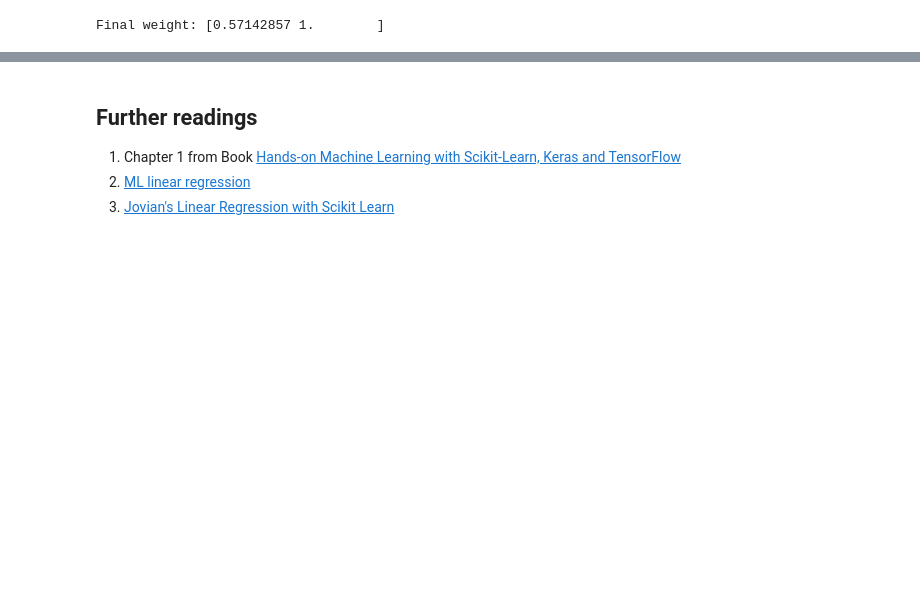
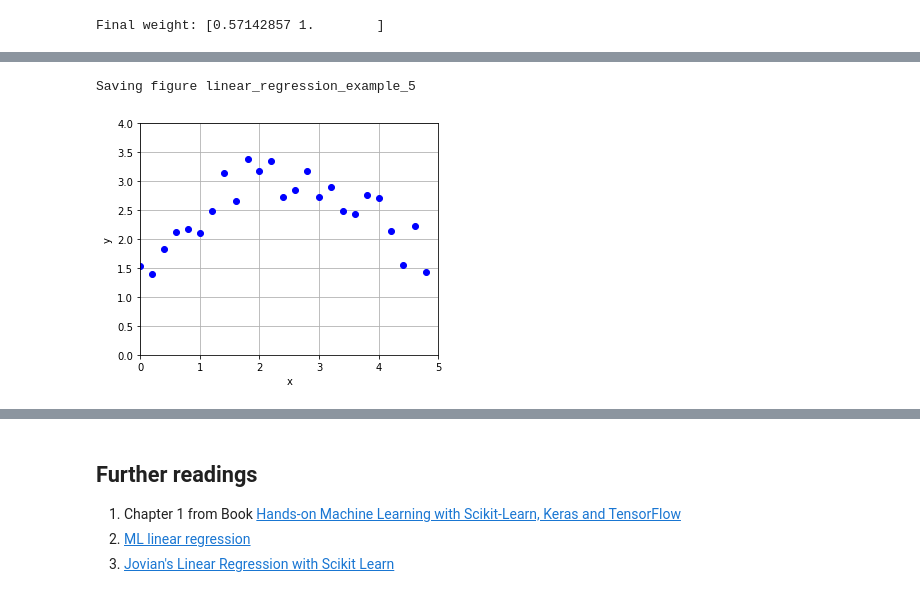
Before and after one commit to insop/ML_crash_course, a Jupyter notebook: 2_linear_regression.ipynb, the cells around one changed output, grey strips where cells are left out. Drawn from its saved outputs; the diff is of its cells as text; code cells hidden in the pictures; blank space fills up the shorter version.

Commit message:
added non-linear predictor

```diff
--- a/2_linear_regression.ipynb
+++ b/2_linear_regression.ipynb
@@ -209,0 +270,47 @@ Final weight: [0.57142857 1.        ]
+# %%
+"""generate and plot for non linear dataset"""
+
+
+import sklearn
+import sys
+
+import matplotlib.pyplot as plt # graph
+import numpy as np # number handling
+import pandas as pd # structured data handling
+import sklearn.linear_model
+import os
+
+# enable this when running locally
+from utils import save_fig
+
+from matplotlib.pyplot import figure
+
+#figure(figsize=(4.5, 3.5), dpi=80)
+plt.figure(figsize=(5,4))
+# linear regression sample data set and plot
+
+x = np.arange(0,5,0.2)
+x_data = x
+x.shape
+noise = np.random.normal(loc=0.0, scale=0.4, size=x.shape[0])
+
+
+y = -.25*(x-2.5)*(x-2.5) + 3
+y+= noise
+
+training_data = {
+    'x':x,
+    'y':y}
+
+plt.clf()
+plt.axis([0, 5, 0, 4])
+plt.plot(training_data['x'], training_data['y'] ,'bo')
+plt.xlabel("x")
+plt.ylabel("y")
+plt.grid()
+plt.tight_layout()
+
+save_fig("linear_regression_example_5")
+# %% [output]
+Saving figure linear_regression_example_5
+[figure, added]
```
Also changed, not shown: parts of 10 cells of this notebook, 4 other files.
